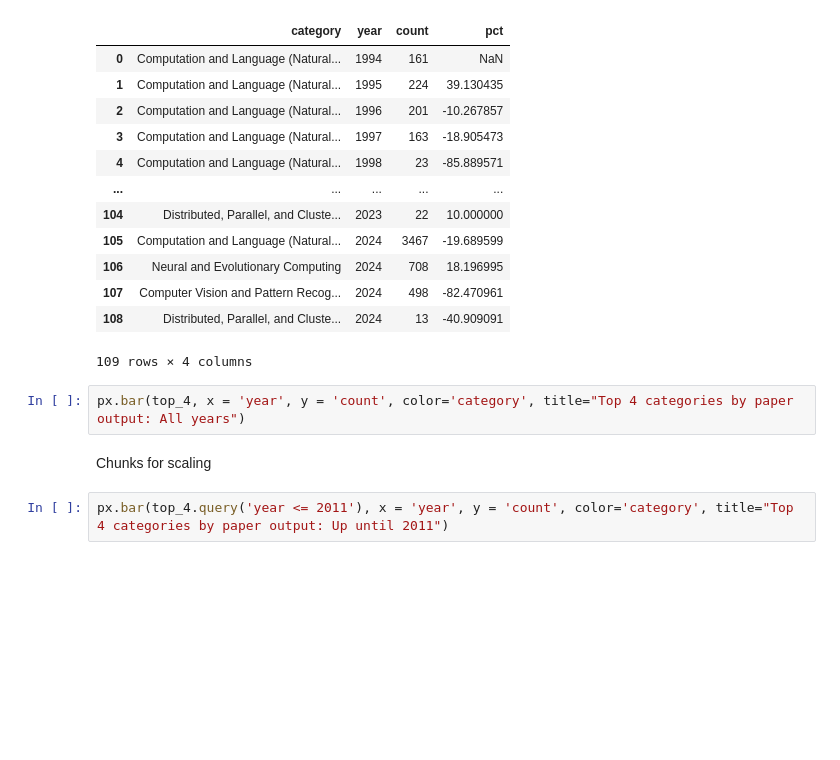
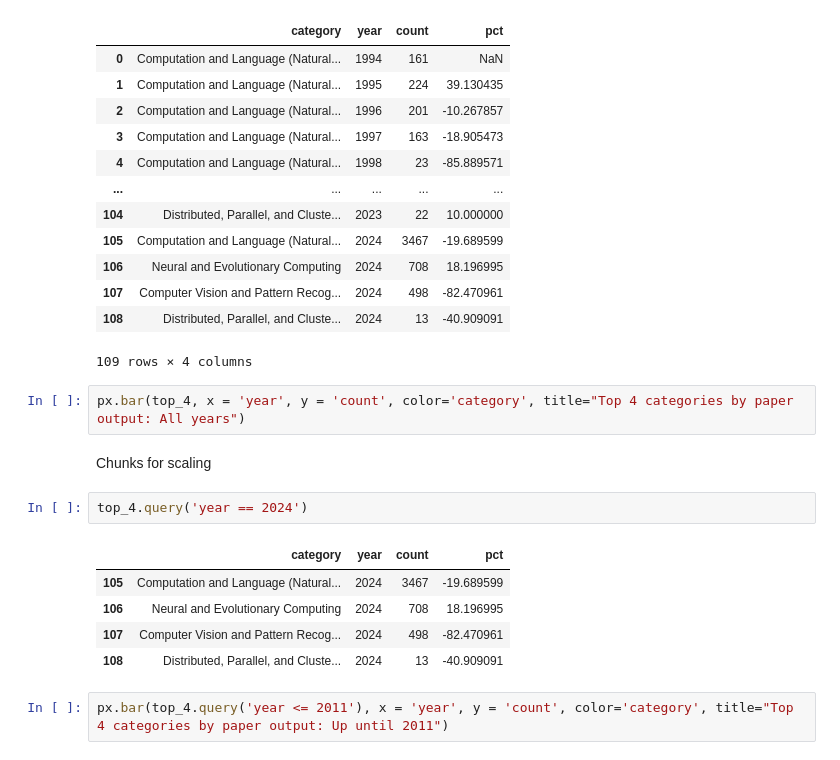
Before and after one commit to narenp12/stats140finalproj, a Jupyter notebook: comp.ipynb, the cells around one changed output. Cells and saved outputs as stored; diff of their text form; blank space fills up the shorter version.

```diff
--- a/comp.ipynb
+++ b/comp.ipynb
@@ -133,5 +133,13 @@ DataFrameGroupBy.apply operated on the grouping columns. This behavior is deprec
 px.bar(top_4, x = 'year', y = 'count', color='category', title="Top 4 categories by paper output: All years")
 # %% [markdown]
 Chunks for scaling
+# %%
+top_4.query('year == 2024')
+# %% [output]
+|  | category | year | count | pct |
+| 105 | Computation and Language (Natural... | 2024 | 3467 | -19.689599 |
+| 106 | Neural and Evolutionary Computing | 2024 | 708 | 18.196995 |
+| 107 | Computer Vision and Pattern Recog... | 2024 | 498 | -82.470961 |
+| 108 | Distributed, Parallel, and Cluste... | 2024 | 13 | -40.909091 |
 # %%
 px.bar(top_4.query('year <= 2011'), x = 'year', y = 'count', color='category', title="Top 4 categories by paper output: Up until 2011")
```
Also changed, not shown: parts of 9 cells of this notebook, 1 other file.
